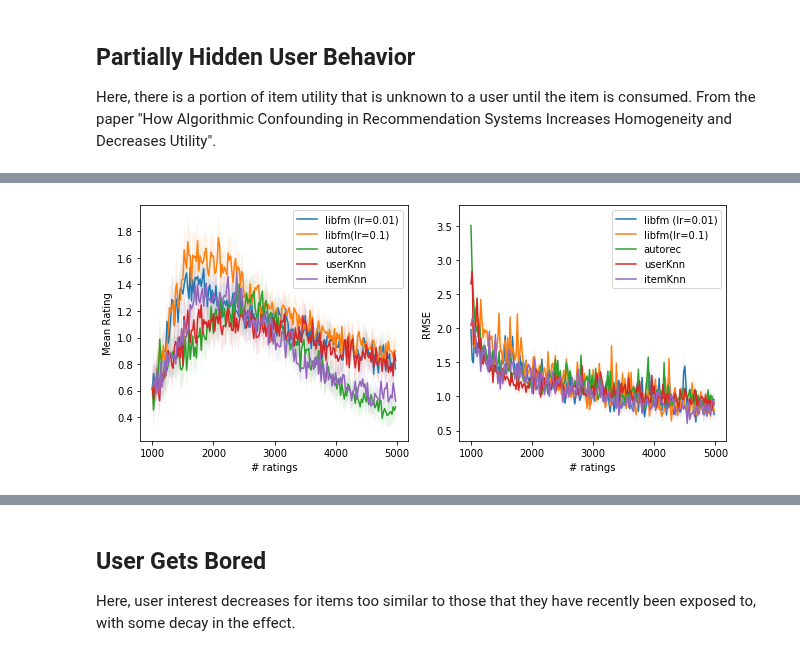
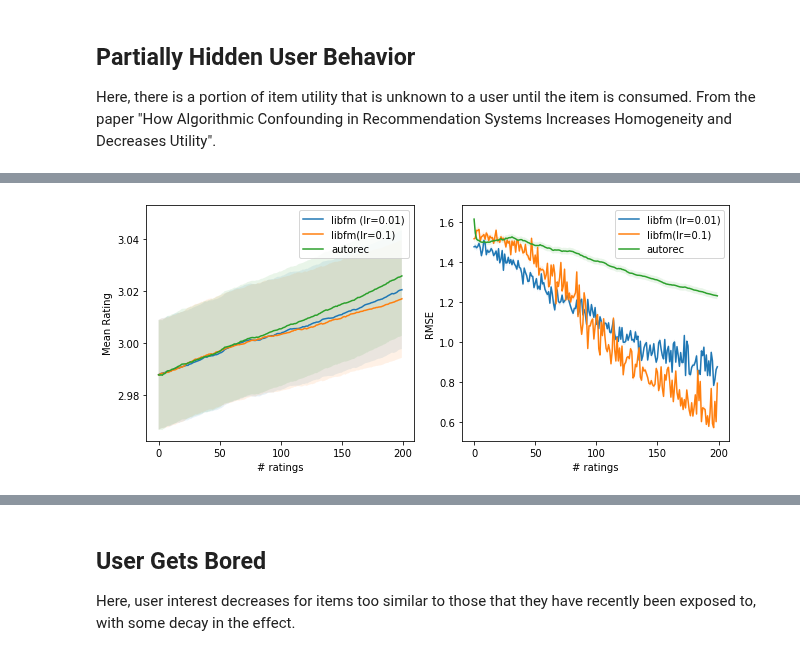
Before and after one commit to berkeley-reclab/RecLab, a Jupyter notebook: experiments/comparison.ipynb, the cells around one changed output, grey strips where cells are left out. Drawn from its saved outputs; the diff is of its cells as text; code cells hidden in the pictures.

```diff
--- a/experiments/comparison.ipynb
+++ b/experiments/comparison.ipynb
@@ -31,8 +34,8 @@ topics = True
 num_users = 100
 num_items = 170
 env_params = {
-    'num_users': 100,
-    'num_items': 170,
+    'num_users': num_users,
+    'num_items': num_items,
     'rating_frequency': 0.2,
     'num_init_ratings': 1000
 }
@@ -82,6 +85,8 @@ recommenders = [
         base_lr=1e-2,
         train_epoch=50
     ),
+]
+[
     KNNRecommender(
         user_based=True
     ),
@@ -90,5 +95,5 @@ recommenders = [
     ),
 ]
 
-ratings, preds = run_env_experiment([env], recommenders, 10, 200,
-                                    expdirname, datafilename, overwrite=True)
+ratings, preds, dense_ratings, dense_preds = run_env_experiment([env], recommenders, 1, 200,
+                                                                expdirname, datafilename, overwrite=True)
@@ -107,5 +122,5 @@ if topics:
     env = Engelhardt(**params, **env_params)
 
     datafilename = env.name+'.npz'
-    ratings, preds = run_env_experiment([env], recommenders, 10, 200,
-                                        expdirname, datafilename, overwrite=True)
+    ratings, preds, dense_ratings, dense_preds = run_env_experiment([env], recommenders, 1, 200,
+                                                                    expdirname, datafilename, overwrite=True)
@@ -112,4 +138,14 @@ if topics:
+# %%
+if topics:
+    params = {'num_topics': 10, 'topic_change': 0.1}
+    env = Topics(**params, **env_params)
+else:
+    params = {'latent_dim': 8, 'affinity_change': 0.1}
+    env = LatentFactorBehavior(**params, **env_params)
+datafilename = 'increasing_interest_'+env.name+'.npz'
+ratings, preds, dense_ratings, dense_preds = run_env_experiment([env], recommenders, 1, 200,
+                                                                expdirname, datafilename, overwrite=True)
 # %%
-plot_ratings_mses(ratings[0], preds[0], num_init_ratings, ['libfm (lr=0.01)', 'libfm(lr=0.1)', 'autorec', 'userKnn', 'itemKnn'])
+plot_ratings_mses(dense_ratings[0], dense_preds[0], ['libfm (lr=0.01)', 'libfm(lr=0.1)', 'autorec', 'userKnn', 'itemKnn'])
 # %% [output]
-[figure, old version]
+[figure, new version]
```
Also changed, not shown: parts of 13 cells of this notebook, 2 other files.
